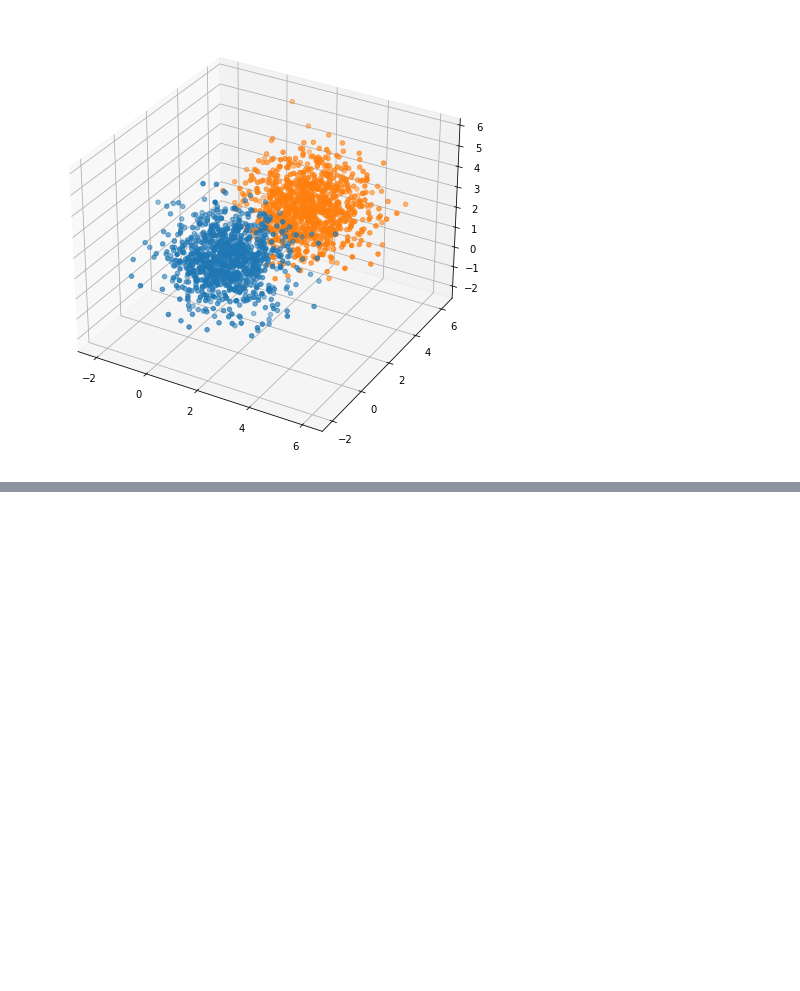
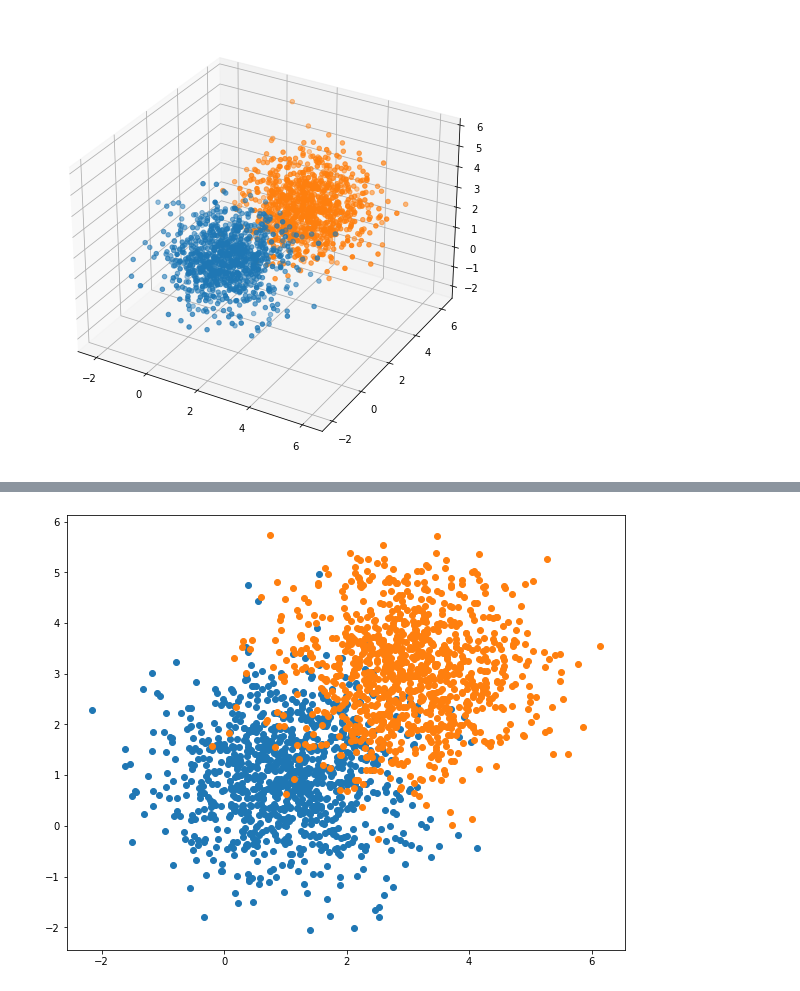
Before and after one commit to BDR2939/ML-from-Data, a Jupyter notebook: HW4/hw4_319238119_207576463.ipynb, the cells around one changed output, grey strips where cells are left out. Cells and saved outputs as stored; diff of their text form; code cells hidden in the pictures; blank space fills up the shorter version.

```diff
--- a/HW4/hw4_319238119_207576463.ipynb
+++ b/HW4/hw4_319238119_207576463.ipynb
@@ -746,0 +752,8 @@ NaiveBayes test accuracy: 0.5
+# %%
+fig, ax = plt.subplots()
+ax.scatter(training_set[training_set[:,3] == 0, 0], training_set[training_set[:,3] == 0, 2])
+ax.scatter(training_set[training_set[:,3] == 1, 0], training_set[training_set[:,3] == 1, 2])
+
+plt.show(fig)
+# %% [output]
+[figure, added]
```
Also changed, not shown: parts of 6 cells of this notebook.
